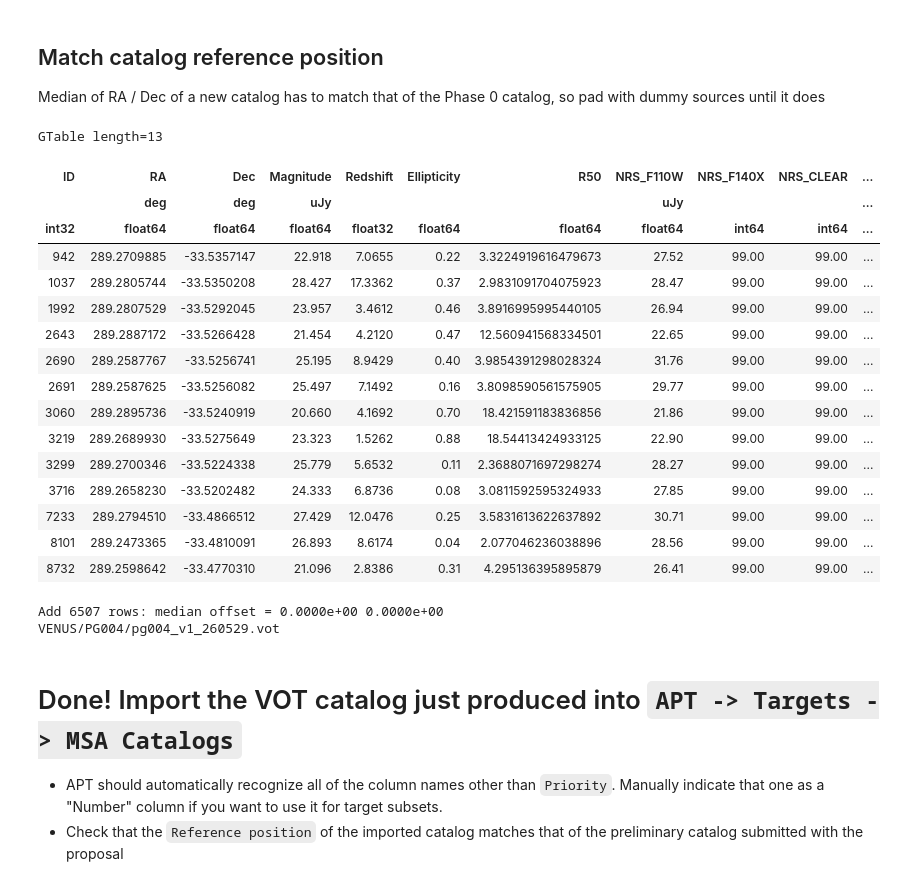
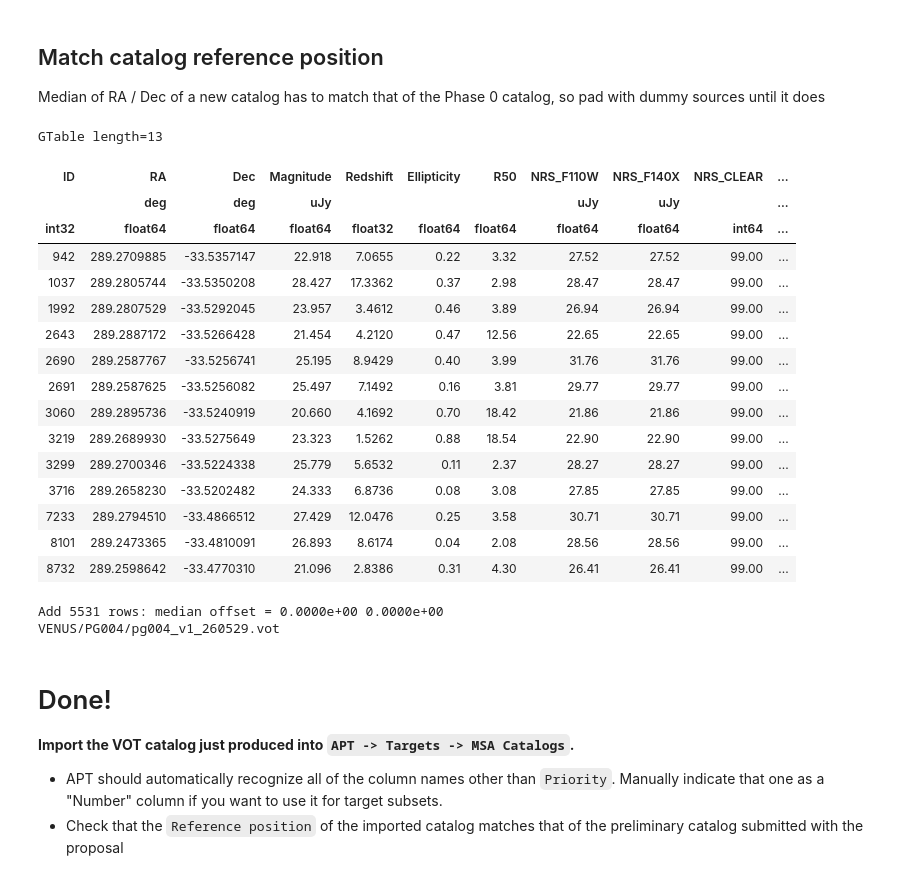
Before and after one commit to gbrammer/rubies-msa-mask, a Jupyter notebook: notebooks/prepare_catalog.ipynb, the cells around one changed output. Drawn from its saved outputs; the diff is of its cells as text; code cells hidden in the pictures.

```diff
--- a/notebooks/prepare_catalog.ipynb
+++ b/notebooks/prepare_catalog.ipynb
@@ -531,0 +624,7 @@ GTable length=11699
+# %%
+c = stars*1 + (stars & ta["Reference2"]) * 1
+cso = np.argsort(c)
+plt.scatter(ta['NRS_F110W'][cso], ta["R50"][cso], c=2-c[cso], vmax=2.1, alpha=0.3, cmap='Spectral')
+
+plt.ylim(0, 10)
+_ = plt.xlim(19, 27)
@@ -574,7 +722,8 @@ nrs['RA'].format = '.7f'
 nrs['Dec'].format = '.7f'
 
 for c in ta.colnames:
-    nrs[c] = ta[c]
+    if c not in nrs.colnames:
+        nrs[c] = ta[c]
 
 nrs
 # %% [output]
@@ -711,7 +860,8 @@ zout['priority'][p3 &  (zout['test_red']) & (zout['z_phot'] <= zcut) & ~lowz_bri
 zout['priority'][p3 & ~(zout['test_red']) & (zout['z_phot'] <= zcut) & ~lowz_bright & zmax] = 11
 
 # stars
-zout['priority'][p3 & stars] = 12
+# no_p_set = zout["priority"] < 3.9
+zout['priority'][p3 & (nrs['Reference2'] > 0)] = 12
 
 bad = (cat['f115w_mask_aper_1'] > 0) | (cat['f444w_mask_aper_1'] > 0) | (zout['nusefilt'] < 3)
 bad |= cat['flux_radius'] < 1
@@ -812,9 +962,12 @@ GTable length=11699
 ## Trim catalog
 # %%
 trim = nrs['Priority'] >= 13
-nrs = nrs[~trim]
-cat = cat[~trim]
-zout = zout[~trim]
+
+nrst = nrs[~trim]
+
+# nrs = nrs[~trim]
+# cat = cat[~trim]
+# zout = zout[~trim]
 # %% [markdown]
 ## Match catalog reference position
 
@@ -881,44 +1034,46 @@ def pad_catalog_median(nrs, cat_ref_str = '02:17:29.8978 -05:15:31.19', min_id=2
         plt.plot(dec[so], np.cumsum(np.ones_like(dec)))
         plt.scatter(cat_ref.dec.deg, 0.5*dec.size, alpha=0.5)
 # %%
-nrs[nrs['Priority'] < 3.5]
+nrst[nrst['Priority'] < 3.5]
 # %% [output]
 GTable length=13
 | ID | RA | Dec | Magnitude | Redshift | Ellipticity | R50 | NRS_F110W | NRS_F140X | NRS_CLEAR | ... |
-|  | deg | deg | uJy |  |  |  | uJy |  |  | ... |
-| int32 | float64 | float64 | float64 | float32 | float64 | float64 | float64 | int64 | int64 | ... |
-| 942 | 289.2709885 | -33.5357147 | 22.918 | 7.0655 | 0.22 | 3.3224919616479673 | 27.52 | 99.00 | 99.00 | ... |
-| 1037 | 289.2805744 | -33.5350208 | 28.427 | 17.3362 | 0.37 | 2.9831091704075923 | 28.47 | 99.00 | 99.00 | ... |
-| 1992 | 289.2807529 | -33.5292045 | 23.957 | 3.4612 | 0.46 | 3.8916995995440105 | 26.94 | 99.00 | 99.00 | ... |
-| 2643 | 289.2887172 | -33.5266428 | 21.454 | 4.2120 | 0.47 | 12.560941568334501 | 22.65 | 99.00 | 99.00 | ... |
-| 2690 | 289.2587767 | -33.5256741 | 25.195 | 8.9429 | 0.40 | 3.9854391298028324 | 31.76 | 99.00 | 99.00 | ... |
-| 2691 | 289.2587625 | -33.5256082 | 25.497 | 7.1492 | 0.16 | 3.8098590561575905 | 29.77 | 99.00 | 99.00 | ... |
-| 3060 | 289.2895736 | -33.5240919 | 20.660 | 4.1692 | 0.70 | 18.421591183836856 | 21.86 | 99.00 | 99.00 | ... |
-| 3219 | 289.2689930 | -33.5275649 | 23.323 | 1.5262 | 0.88 | 18.54413424933125 | 22.90 | 99.00 | 99.00 | ... |
-| 3299 | 289.2700346 | -33.5224338 | 25.779 | 5.6532 | 0.11 | 2.3688071697298274 | 28.27 | 99.00 | 99.00 | ... |
-| 3716 | 289.2658230 | -33.5202482 | 24.333 | 6.8736 | 0.08 | 3.0811592595324933 | 27.85 | 99.00 | 99.00 | ... |
-| 7233 | 289.2794510 | -33.4866512 | 27.429 | 12.0476 | 0.25 | 3.5831613622637892 | 30.71 | 99.00 | 99.00 | ... |
-| 8101 | 289.2473365 | -33.4810091 | 26.893 | 8.6174 | 0.04 | 2.077046236038896 | 28.56 | 99.00 | 99.00 | ... |
-| 8732 | 289.2598642 | -33.4770310 | 21.096 | 2.8386 | 0.31 | 4.295136395895879 | 26.41 | 99.00 | 99.00 | ... |
+|  | deg | deg | uJy |  |  |  | uJy | uJy |  | ... |
+| int32 | float64 | float64 | float64 | float32 | float64 | float64 | float64 | float64 | int64 | ... |
+| 942 | 289.2709885 | -33.5357147 | 22.918 | 7.0655 | 0.22 | 3.32 | 27.52 | 27.52 | 99.00 | ... |
+| 1037 | 289.2805744 | -33.5350208 | 28.427 | 17.3362 | 0.37 | 2.98 | 28.47 | 28.47 | 99.00 | ... |
+| 1992 | 289.2807529 | -33.5292045 | 23.957 | 3.4612 | 0.46 | 3.89 | 26.94 | 26.94 | 99.00 | ... |
+| 2643 | 289.2887172 | -33.5266428 | 21.454 | 4.2120 | 0.47 | 12.56 | 22.65 | 22.65 | 99.00 | ... |
+| 2690 | 289.2587767 | -33.5256741 | 25.195 | 8.9429 | 0.40 | 3.99 | 31.76 | 31.76 | 99.00 | ... |
+| 2691 | 289.2587625 | -33.5256082 | 25.497 | 7.1492 | 0.16 | 3.81 | 29.77 | 29.77 | 99.00 | ... |
+| 3060 | 289.2895736 | -33.5240919 | 20.660 | 4.1692 | 0.70 | 18.42 | 21.86 | 21.86 | 99.00 | ... |
+| 3219 | 289.2689930 | -33.5275649 | 23.323 | 1.5262 | 0.88 | 18.54 | 22.90 | 22.90 | 99.00 | ... |
+| 3299 | 289.2700346 | -33.5224338 | 25.779 | 5.6532 | 0.11 | 2.37 | 28.27 | 28.27 | 99.00 | ... |
+| 3716 | 289.2658230 | -33.5202482 | 24.333 | 6.8736 | 0.08 | 3.08 | 27.85 | 27.85 | 99.00 | ... |
+| 7233 | 289.2794510 | -33.4866512 | 27.429 | 12.0476 | 0.25 | 3.58 | 30.71 | 30.71 | 99.00 | ... |
+| 8101 | 289.2473365 | -33.4810091 | 26.893 | 8.6174 | 0.04 | 2.08 | 28.56 | 28.56 | 99.00 | ... |
+| 8732 | 289.2598642 | -33.4770310 | 21.096 | 2.8386 | 0.31 | 4.30 | 26.41 | 26.41 | 99.00 | ... |
 # %%
 # Get MSA catalog reference coordinate from APT, here for GO-12581, PG004
 cat_ref = '19:17:4.8100 -33:31:32.19'
 suffix = 'v1_260529'
 
-nfill = pad_catalog_median(nrs, cat_ref_str=cat_ref, grow=2, min_id=200000)
+nfill = pad_catalog_median(nrst, cat_ref_str=cat_ref, grow=2, min_id=200000)
 
 nfill['ID'] += 400000
-nrs_fill = astropy.table.vstack([nrs, nfill])
+nrs_fill = astropy.table.vstack([nrst, nfill])
 
 apt_file = f"{prefix}_{suffix}.vot"
 print(apt_file)
 
 nrs_fill.write(apt_file, format='votable', overwrite=True)
 # %% [output]
-Add 6507 rows: median offset = 0.0000e+00 0.0000e+00
+Add 5531 rows: median offset = 0.0000e+00 0.0000e+00
 VENUS/PG004/pg004_v1_260529.vot
 # %% [markdown]
-# Done!  Import the VOT catalog just produced into `APT -> Targets -> MSA Catalogs`
+# Done!
+
+**Import the VOT catalog just produced into `APT -> Targets -> MSA Catalogs`.**
 
 - APT should automatically recognize all of the column names other than ``Priority``.  Manually indicate that one as a "Number" column if you want to use it for target subsets.
 - Check that the `Reference position` of the imported catalog matches that of the preliminary catalog submitted with the proposal
```
Also changed, not shown: parts of 20 cells of this notebook, 6 other files.
